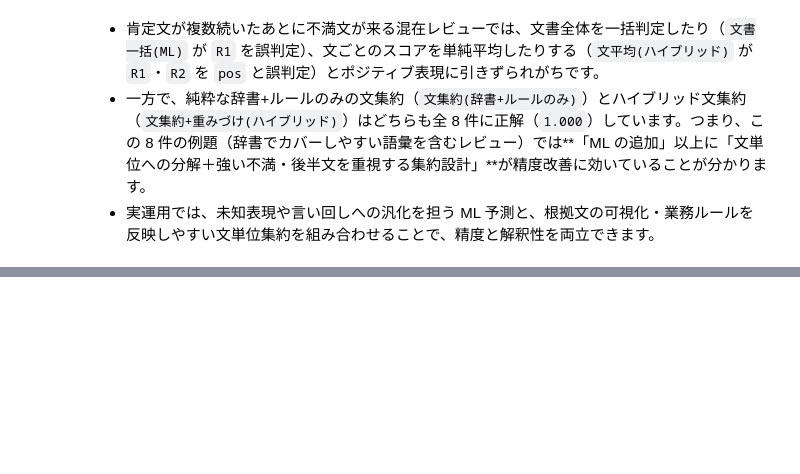
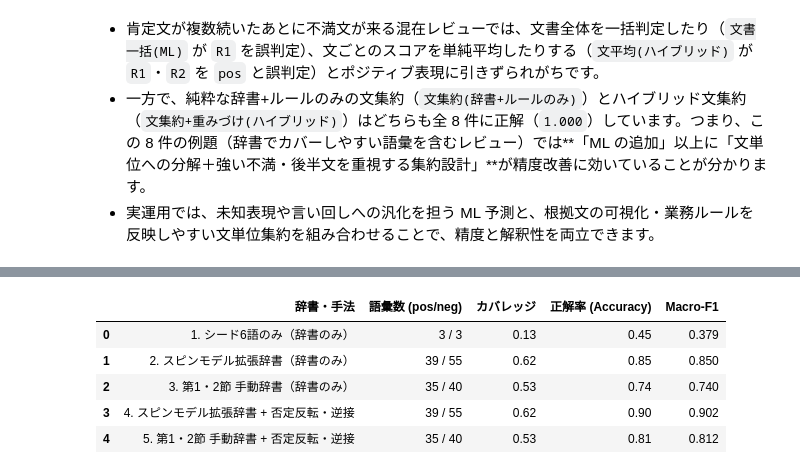
Before and after one commit to mamorlis/nlpbook, a Jupyter notebook: notebooks/ch2_sentiment_lexicon.ipynb, the cells around one changed output, grey strips where cells are left out. Saved outputs shown, nothing was run; the diff lists cells and outputs as text; code cells hidden in the pictures; blank space fills up the shorter version.

```diff
--- a/notebooks/ch2_sentiment_lexicon.ipynb
+++ b/notebooks/ch2_sentiment_lexicon.ipynb
@@ -312,0 +513,63 @@ for s in [x.strip() for x in multi_reviews[0]["text"].split("。") if x.strip()]
+# %%
+def score_clause_custom(text, pos_words, neg_words, use_negation=False):
+    score = 0
+    for w in pos_words:
+        for m in re.finditer(re.escape(w), text):
+            window = text[m.end():m.end() + 6]
+            if use_negation and any(neg in window for neg in NEGATIONS):
+                score -= 1
+            else:
+                score += 1
+    for w in neg_words:
+        for m in re.finditer(re.escape(w), text):
+            window = text[m.end():m.end() + 6]
+            if use_negation and any(neg in window for neg in NEGATIONS):
+                score += 1
+            else:
+                score -= 1
+    return score
+
+def evaluate_lexicon_on_phrases(name, pos_words, neg_words, use_heuristics=False):
+    preds = []
+    matched = 0
+    for text in df["フレーズ"]:
+        clean = text.replace(" ", "")
+        if any(w in clean for w in pos_words) or any(w in clean for w in neg_words):
+            matched += 1
+        if not use_heuristics:
+            s = score_clause_custom(clean, pos_words, neg_words, use_negation=False)
+        else:
+            parts = re.split(r"(?:です|ます|だ|た|る|い|の)(?:が|けれど|けど|ものの|に)", clean, maxsplit=1)
+            if len(parts) == 2:
+                s = score_clause_custom(parts[0], pos_words, neg_words, True) + 2 * score_clause_custom(parts[1], pos_words, neg_words, True)
+            else:
+                s = score_clause_custom(clean, pos_words, neg_words, True)
+        preds.append("pos" if s > 0 else ("neg" if s < 0 else "neu"))
+    return {
+        "辞書・手法": name,
+        "語彙数 (pos/neg)": f"{len(pos_words)} / {len(neg_words)}",
+        "カバレッジ": round(matched / len(df), 3),
+        "正解率 (Accuracy)": round(accuracy_score(df["極性ラベル"], preds), 3),
+        "Macro-F1": round(f1_score(df["極性ラベル"], preds, average="macro"), 3),
+    }
+
+seed_pos = [w for w, v in SEEDS.items() if v > 0]
+seed_neg = [w for w, v in SEEDS.items() if v < 0]
+spin_pos = [w for w, s in spin_scores.items() if s >= 0.50]
+spin_neg = [w for w, s in spin_scores.items() if s <= -0.50]
+
+eval_rows = [
+    evaluate_lexicon_on_phrases("1. シード6語のみ（辞書のみ）", seed_pos, seed_neg, False),
+    evaluate_lexicon_on_phrases("2. スピンモデル拡張辞書（辞書のみ）", spin_pos, spin_neg, False),
+    evaluate_lexicon_on_phrases("3. 第1・2節 手動辞書（辞書のみ）", POS_WORDS, NEG_WORDS, False),
+    evaluate_lexicon_on_phrases("4. スピンモデル拡張辞書 + 否定反転・逆接", spin_pos, spin_neg, True),
+    evaluate_lexicon_on_phrases("5. 第1・2節 手動辞書 + 否定反転・逆接", POS_WORDS, NEG_WORDS, True),
+]
+display(pd.DataFrame(eval_rows))
+# %% [output]
+|  | 辞書・手法 | 語彙数 (pos/neg) | カバレッジ | 正解率 (Accuracy) | Macro-F1 |
+| 0 | 1. シード6語のみ（辞書のみ） | 3 / 3 | 0.13 | 0.45 | 0.379 |
+| 1 | 2. スピンモデル拡張辞書（辞書のみ） | 39 / 55 | 0.62 | 0.85 | 0.850 |
+| 2 | 3. 第1・2節 手動辞書（辞書のみ） | 35 / 40 | 0.53 | 0.74 | 0.740 |
+| 3 | 4. スピンモデル拡張辞書 + 否定反転・逆接 | 39 / 55 | 0.62 | 0.90 | 0.902 |
+| 4 | 5. 第1・2節 手動辞書 + 否定反転・逆接 | 35 / 40 | 0.53 | 0.81 | 0.812 |
```
Also changed, not shown: parts of 6 cells of this notebook, 5 other files.
